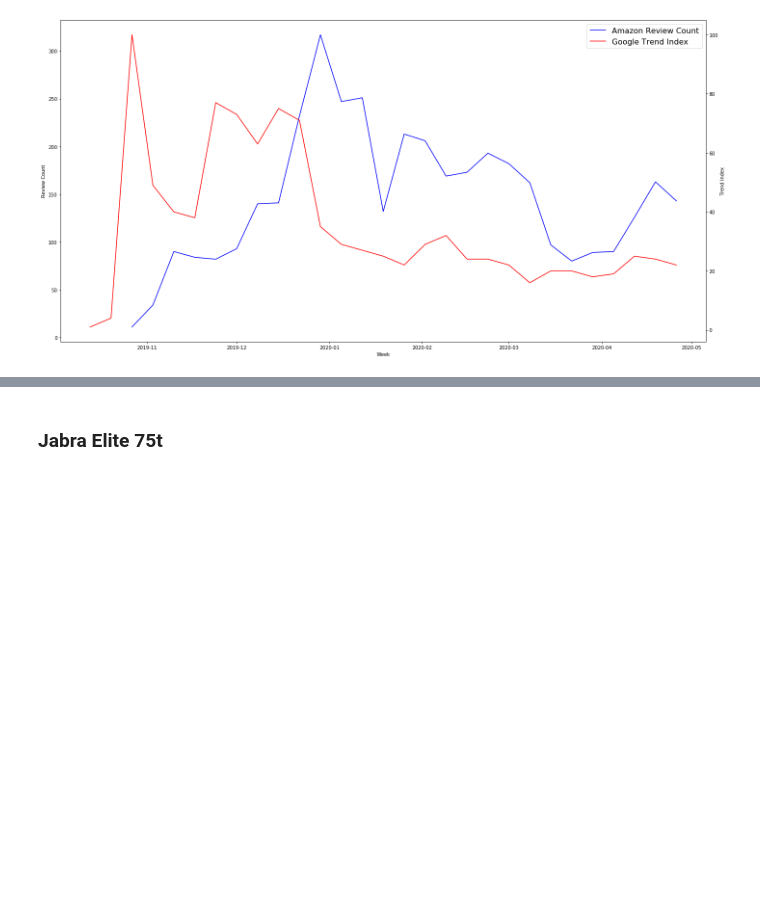
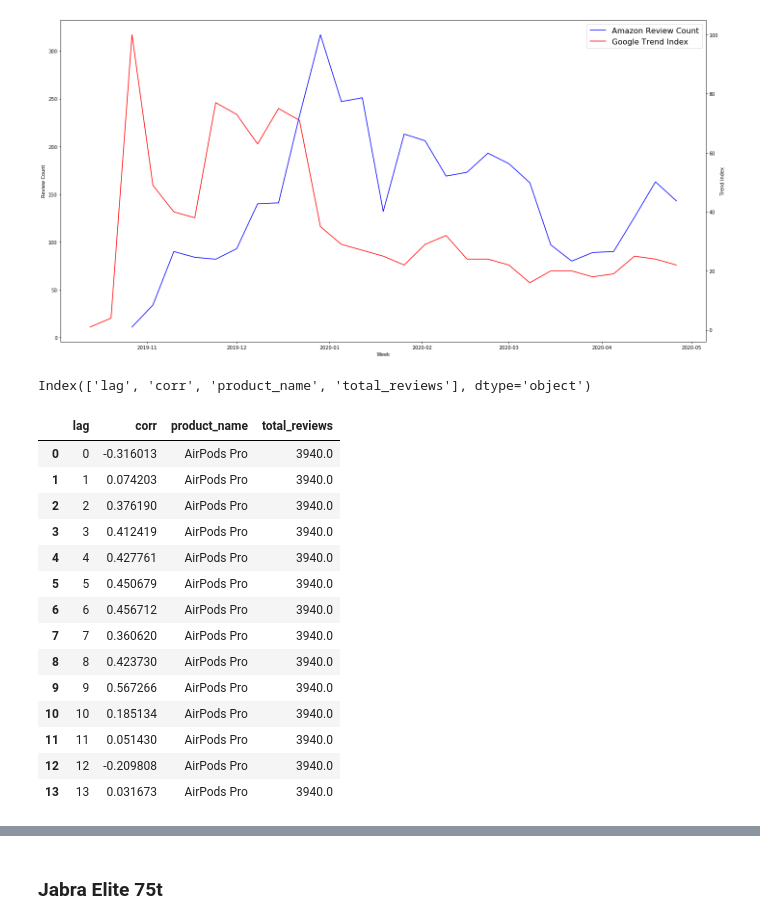
Before and after one commit to datascientistlin/AmazonReviewAnalysis, a Jupyter notebook: Draft - Lin.ipynb, the cells around one changed output, grey strips where cells are left out. Drawn from its saved outputs; the diff is of its cells as text; code cells hidden in the pictures; blank space fills up the shorter version.

```diff
--- a/Draft - Lin.ipynb
+++ b/Draft - Lin.ipynb
@@ -588,0 +673,22 @@ df_airpods_corr = calculate_correlation(df_airpods)
+# %%
+df_airpods_corr.columns
+# %% [output]
+Index(['lag', 'corr', 'product_name', 'total_reviews'], dtype='object')
+# %%
+df_airpods_corr
+# %% [output]
+|  | lag | corr | product_name | total_reviews |
+| 0 | 0 | -0.316013 | AirPods Pro | 3940.0 |
+| 1 | 1 | 0.074203 | AirPods Pro | 3940.0 |
+| 2 | 2 | 0.376190 | AirPods Pro | 3940.0 |
+| 3 | 3 | 0.412419 | AirPods Pro | 3940.0 |
+| 4 | 4 | 0.427761 | AirPods Pro | 3940.0 |
+| 5 | 5 | 0.450679 | AirPods Pro | 3940.0 |
+| 6 | 6 | 0.456712 | AirPods Pro | 3940.0 |
+| 7 | 7 | 0.360620 | AirPods Pro | 3940.0 |
+| 8 | 8 | 0.423730 | AirPods Pro | 3940.0 |
+| 9 | 9 | 0.567266 | AirPods Pro | 3940.0 |
+| 10 | 10 | 0.185134 | AirPods Pro | 3940.0 |
+| 11 | 11 | 0.051430 | AirPods Pro | 3940.0 |
+| 12 | 12 | -0.209808 | AirPods Pro | 3940.0 |
+| 13 | 13 | 0.031673 | AirPods Pro | 3940.0 |
```
Also changed, not shown: parts of 17 cells of this notebook, 1 other file.
